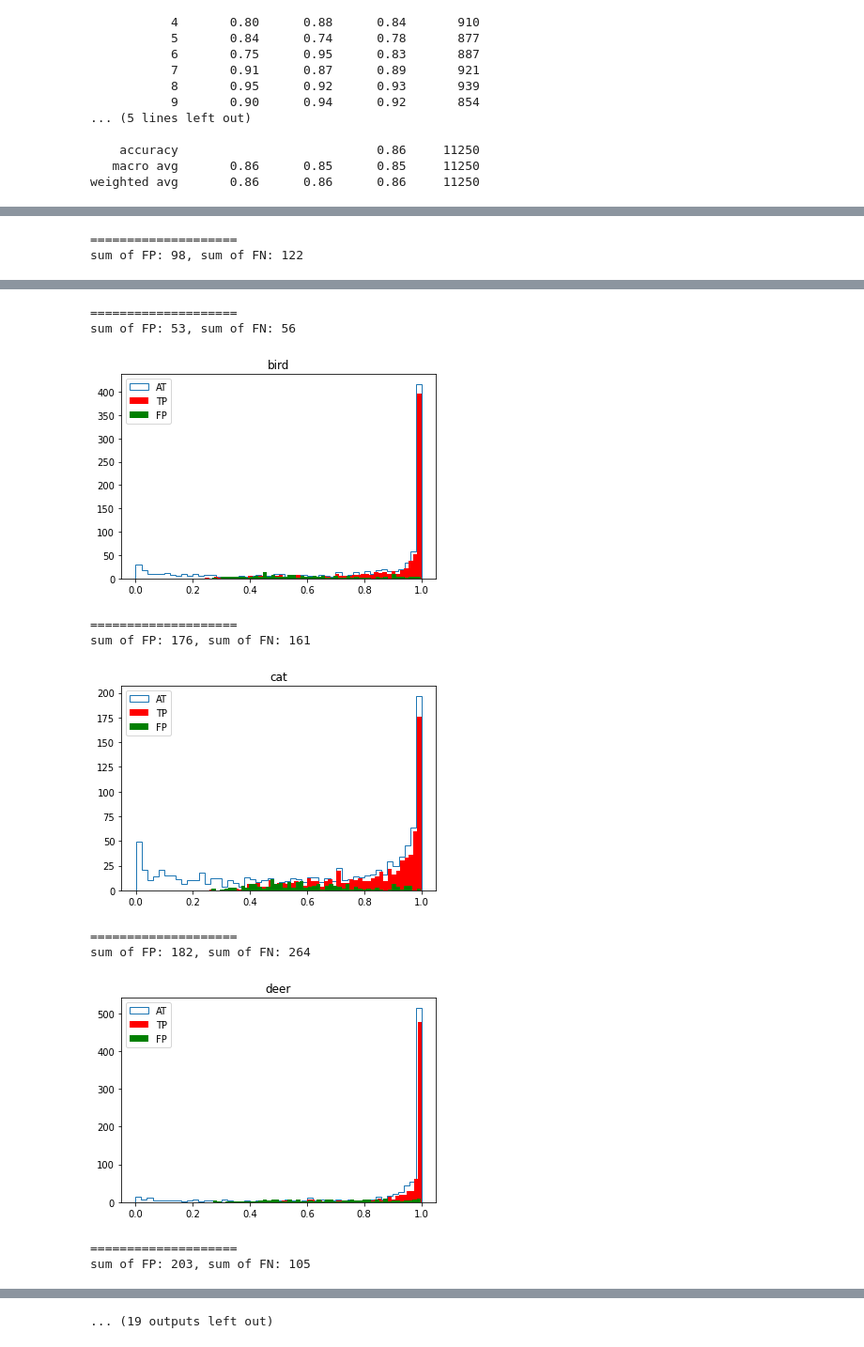
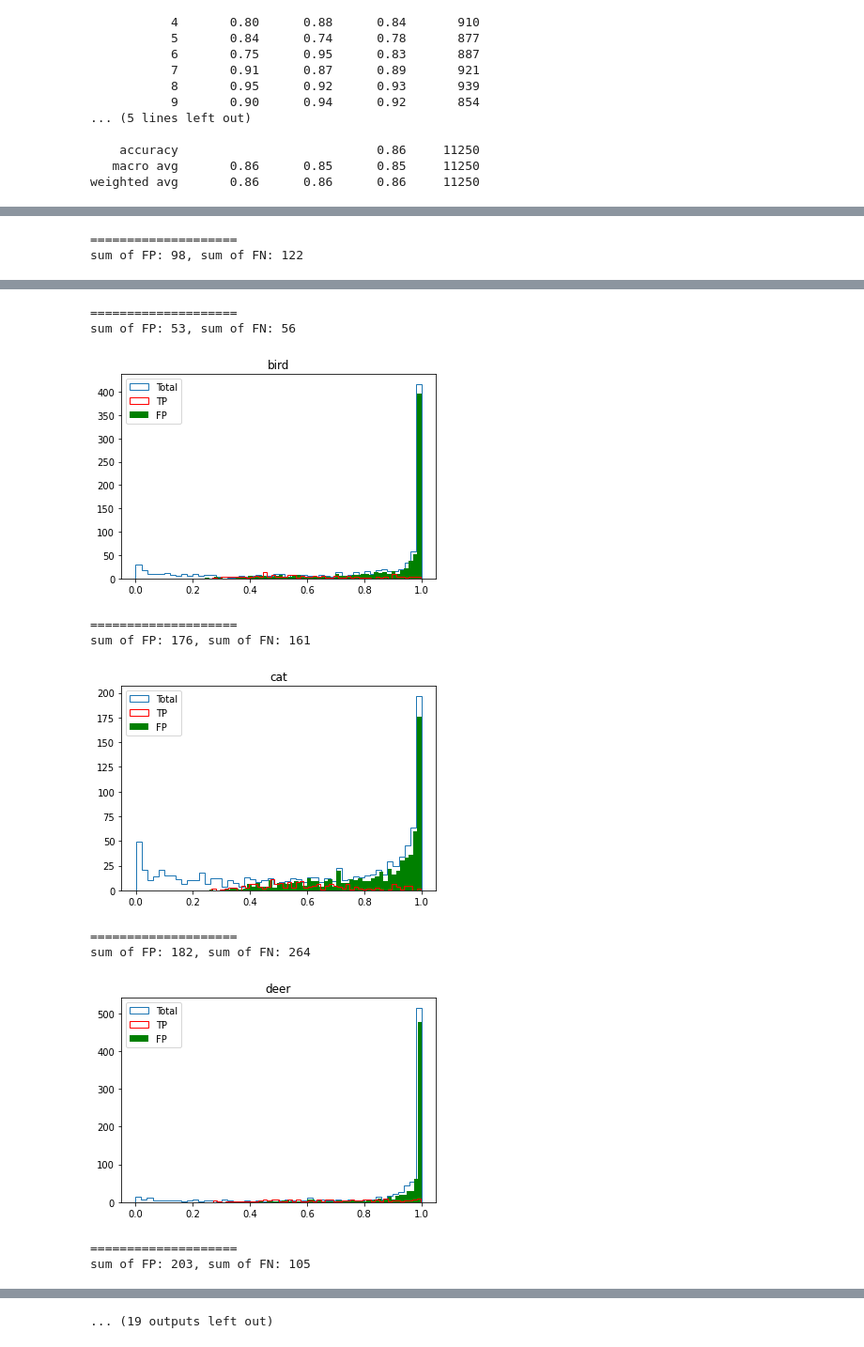
Before and after one commit to amatProject/colabFiles, a Jupyter notebook: final_model_analyzes.ipynb, the cells around one changed output, grey strips where cells are left out. Shown: that part at 94% size. Saved outputs shown, nothing was run; the diff lists cells and outputs as text; code cells hidden in the pictures.

```diff
--- a/final_model_analyzes.ipynb
+++ b/final_model_analyzes.ipynb
@@ -239,10 +239,10 @@ for cl in range(15):
       if np.argmax(p)==cl:
          FP.append(p[cl])
   plt.hist(TA,bins=50,histtype='step')
-  plt.hist(TP,bins=50,color='Red')
-  plt.hist(FP,bins=50,color='Green')
+  plt.hist(TP,bins=50,color='Green')
+  plt.hist(FP,bins=50,color='Red',histtype='step')
   plt.title(labels.get(cl))
-  plt.legend(['AT','TP','FP'])
+  plt.legend(['Total','TP','FP'])
   plt.show()
   print(f'====================\nsum of FP: {count(FP)}, sum of FN: {count(TA)-count(TP)}\n')
 # %% [output]
@@ -255,11 +255,11 @@ sum of FP: 98, sum of FN: 122
 ====================
 sum of FP: 53, sum of FN: 56
-[figure, old version]
+[figure, new version]
 ====================
 sum of FP: 176, sum of FN: 161
-[figure, old version]
+[figure, new version]
 ====================
 sum of FP: 182, sum of FN: 264
-[figure, old version]
+[figure, new version]
 ====================
 sum of FP: 203, sum of FN: 105
```
Also changed, not shown: parts of 5 cells of this notebook.
